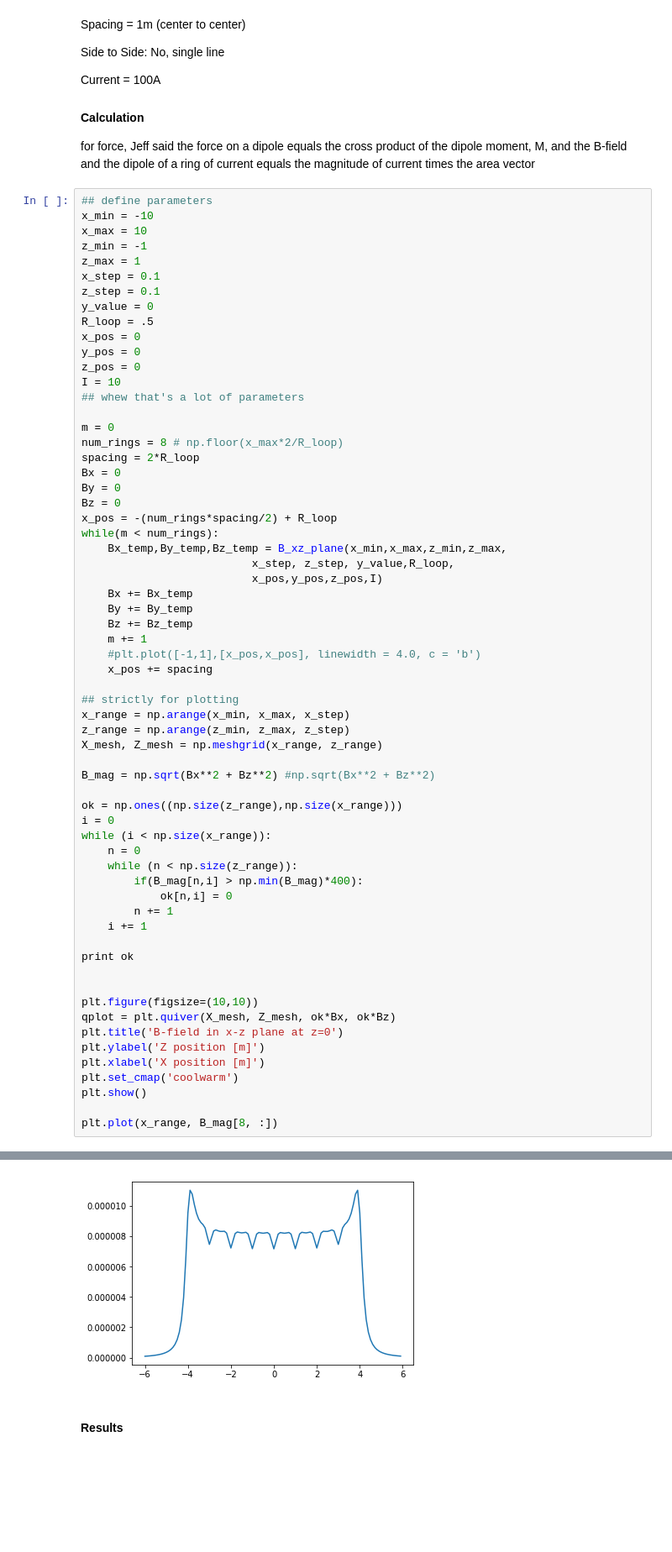
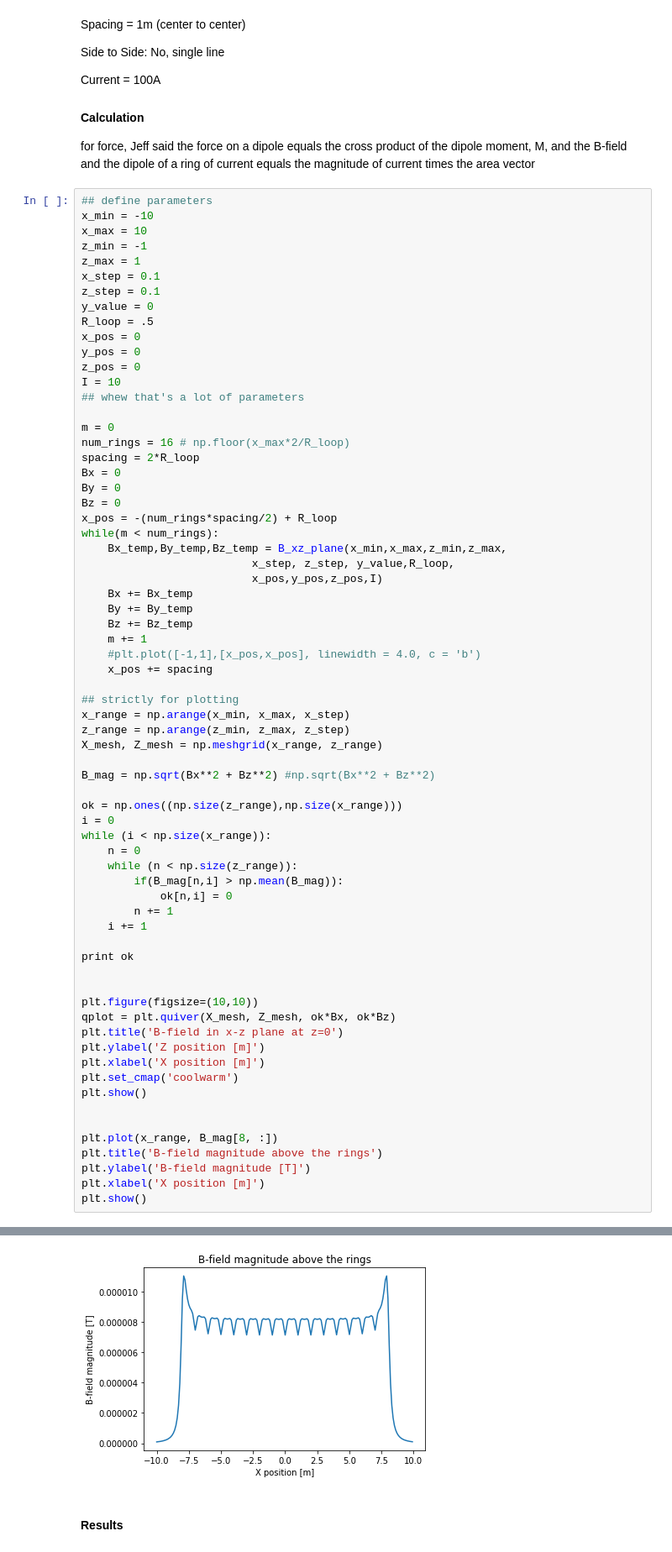
Before and after one commit to rylittle13/Physics260FinalProject, a Jupyter notebook: Final Project.ipynb, the cells around one changed output, grey strips where cells are left out. Shown at 84% size. Cells and saved outputs as stored; diff of their text form; blank space fills up the shorter version.

```diff
--- a/Final Project.ipynb
+++ b/Final Project.ipynb
@@ -138,7 +138,7 @@ I = 10
 ## whew that's a lot of parameters
 
 m = 0
-num_rings = 8 # np.floor(x_max*2/R_loop)
+num_rings = 16 # np.floor(x_max*2/R_loop)
 spacing = 2*R_loop
 Bx = 0
 By = 0
@@ -167,7 +167,7 @@ i = 0
 while (i < np.size(x_range)):
     n = 0
     while (n < np.size(z_range)):
-        if(B_mag[n,i] > np.min(B_mag)*400):
+        if(B_mag[n,i] > np.mean(B_mag)):
             ok[n,i] = 0
         n += 1
     i += 1
@@ -183,7 +183,12 @@ plt.xlabel('X position [m]')
 plt.set_cmap('coolwarm')
 plt.show()
 
+
 plt.plot(x_range, B_mag[8, :])
+plt.title('B-field magnitude above the rings')
+plt.ylabel('B-field magnitude [T]')
+plt.xlabel('X position [m]')
+plt.show()
 # %% [output]
 [[ 1.  1.  1. ...,  1.  1.  1.]
  [ 1.  1.  1. ...,  1.  1.  1.]
@@ -197,4 +201,4 @@ plt.plot(x_range, B_mag[8, :])
-[figure, old version]
+[figure, new version]
 # %% [markdown]
 #### Results
 # %%
```
Also changed, not shown: parts of 1 cell of this notebook.
